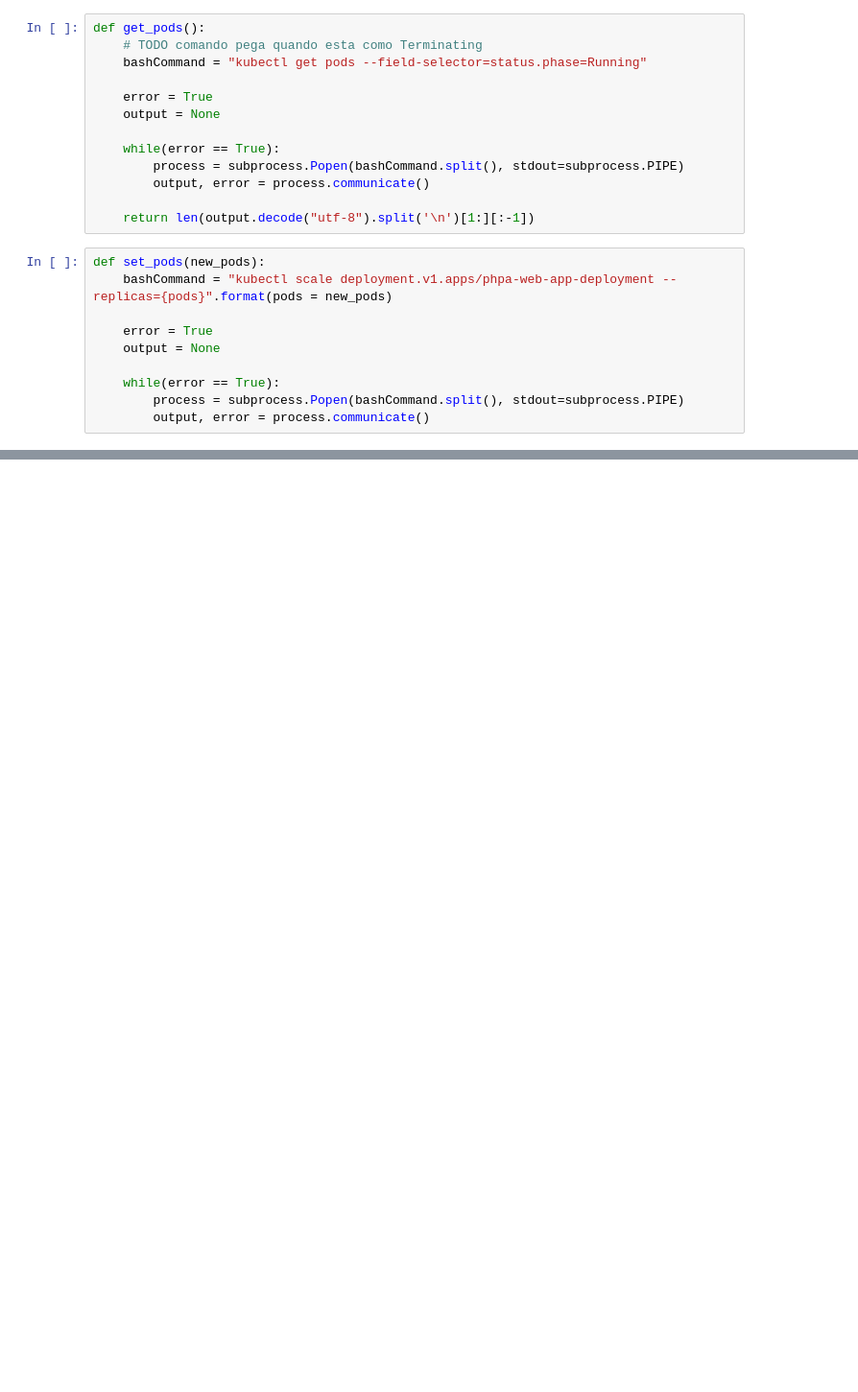
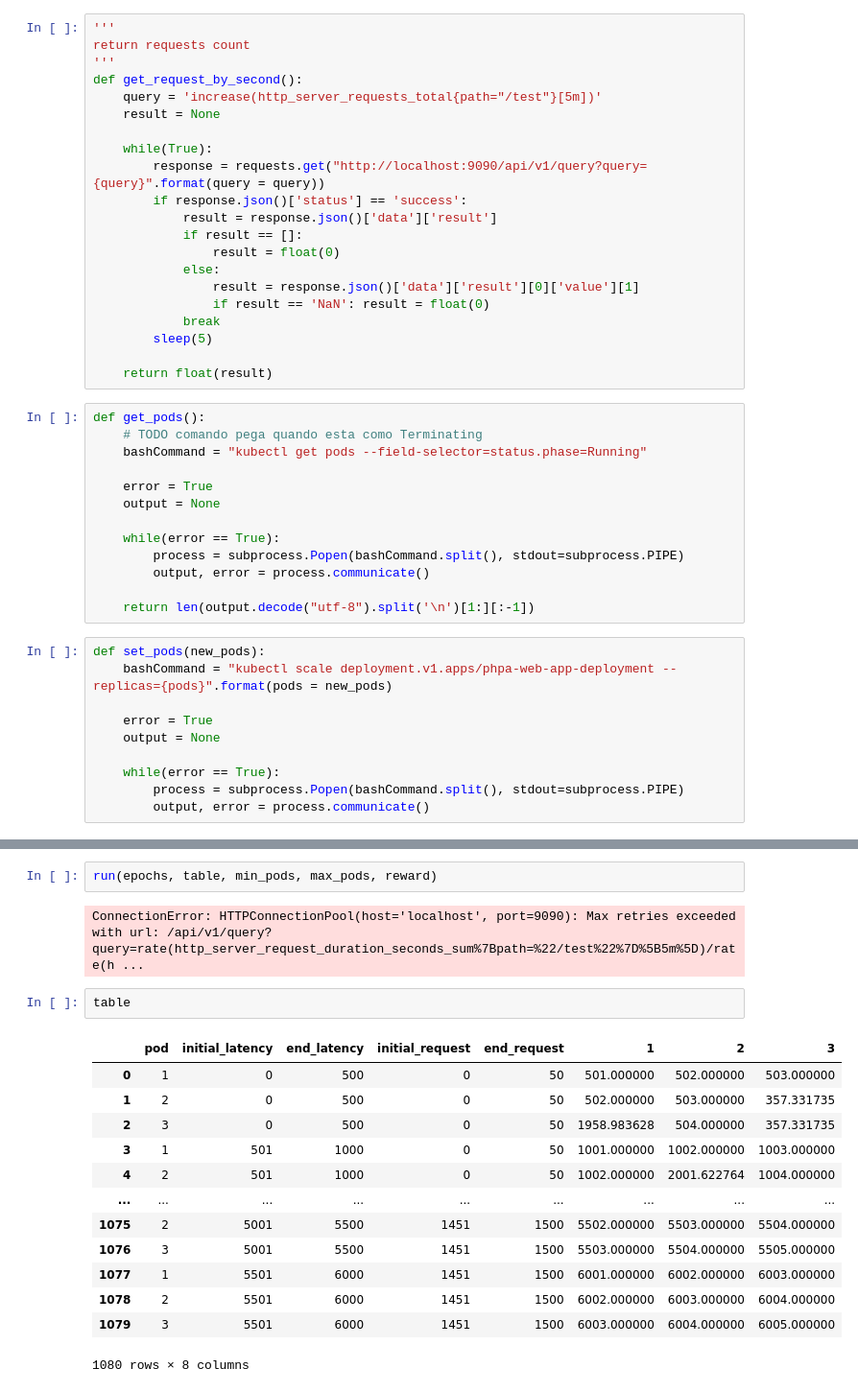
Before and after one commit to Alice-Scholze/phpa, a Jupyter notebook: RL_phpa.ipynb, the cells around one changed output, grey strips where cells are left out. Shown at 96% size. Saved outputs shown, nothing was run; the diff lists cells and outputs as text; blank space fills up the shorter version.

```diff
--- a/RL_phpa.ipynb
+++ b/RL_phpa.ipynb
@@ -113,6 +157,27 @@ def get_latency():
         sleep(5)
 
     return float(result) * 1000
+# %%
+'''
+return requests count
+'''
+def get_request_by_second():
+    query = 'increase(http_server_requests_total{path="/test"}[5m])'
+    result = None
+
+    while(True):
+        response = requests.get("http://localhost:9090/api/v1/query?query={query}".format(query = query))
+        if response.json()['status'] == 'success':
+            result = response.json()['data']['result']
+            if result == []:
+                result = float(0)
+            else:
+                result = response.json()['data']['result'][0]['value'][1]
+                if result == 'NaN': result = float(0)
+            break
+        sleep(5)
+
+    return float(result)
 # %%
 def get_pods():
     # TODO comando pega quando esta como Terminating
@@ -204,0 +338,20 @@ table
+# %%
+run(epochs, table, min_pods, max_pods, reward)
+# %% [output]
+ConnectionError: HTTPConnectionPool(host='localhost', port=9090): Max retries exceeded with url: /api/v1/query?query=rate(http_server_request_duration_seconds_sum%7Bpath=%22/test%22%7D%5B5m%5D)/rate(h ...
+# %%
+table
+# %% [output]
+|  | pod | initial_latency | end_latency | initial_request | end_request | 1 | 2 | 3 |
+| 0 | 1 | 0 | 500 | 0 | 50 | 501.000000 | 502.000000 | 503.000000 |
+| 1 | 2 | 0 | 500 | 0 | 50 | 502.000000 | 503.000000 | 357.331735 |
+| 2 | 3 | 0 | 500 | 0 | 50 | 1958.983628 | 504.000000 | 357.331735 |
+| 3 | 1 | 501 | 1000 | 0 | 50 | 1001.000000 | 1002.000000 | 1003.000000 |
+| 4 | 2 | 501 | 1000 | 0 | 50 | 1002.000000 | 2001.622764 | 1004.000000 |
+| ... | ... | ... | ... | ... | ... | ... | ... | ... |
+| 1075 | 2 | 5001 | 5500 | 1451 | 1500 | 5502.000000 | 5503.000000 | 5504.000000 |
+| 1076 | 3 | 5001 | 5500 | 1451 | 1500 | 5503.000000 | 5504.000000 | 5505.000000 |
+| 1077 | 1 | 5501 | 6000 | 1451 | 1500 | 6001.000000 | 6002.000000 | 6003.000000 |
+| 1078 | 2 | 5501 | 6000 | 1451 | 1500 | 6002.000000 | 6003.000000 | 6004.000000 |
+| 1079 | 3 | 5501 | 6000 | 1451 | 1500 | 6003.000000 | 6004.000000 | 6005.000000 |
+1080 rows × 8 columns
```
Also changed, not shown: parts of 18 cells of this notebook, 1 other file.
